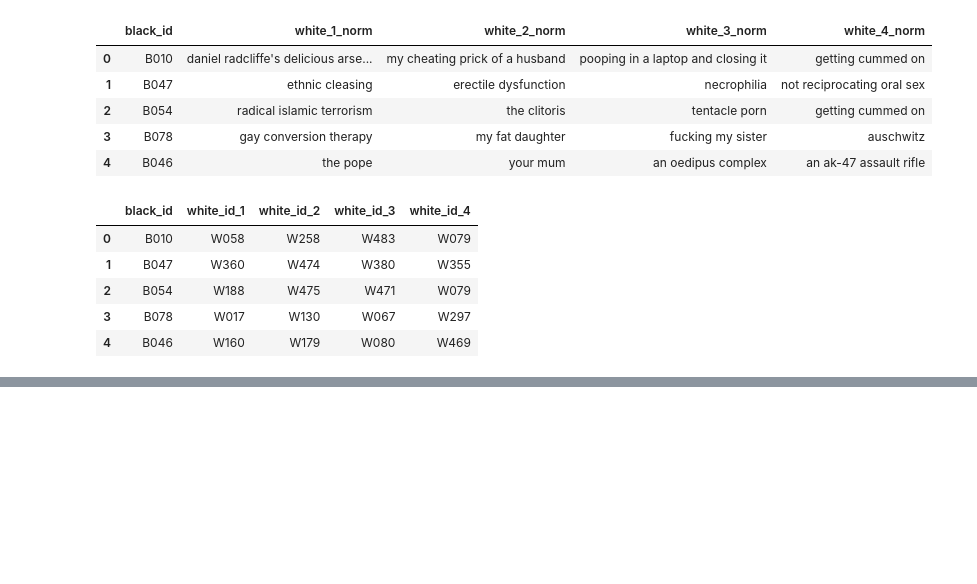
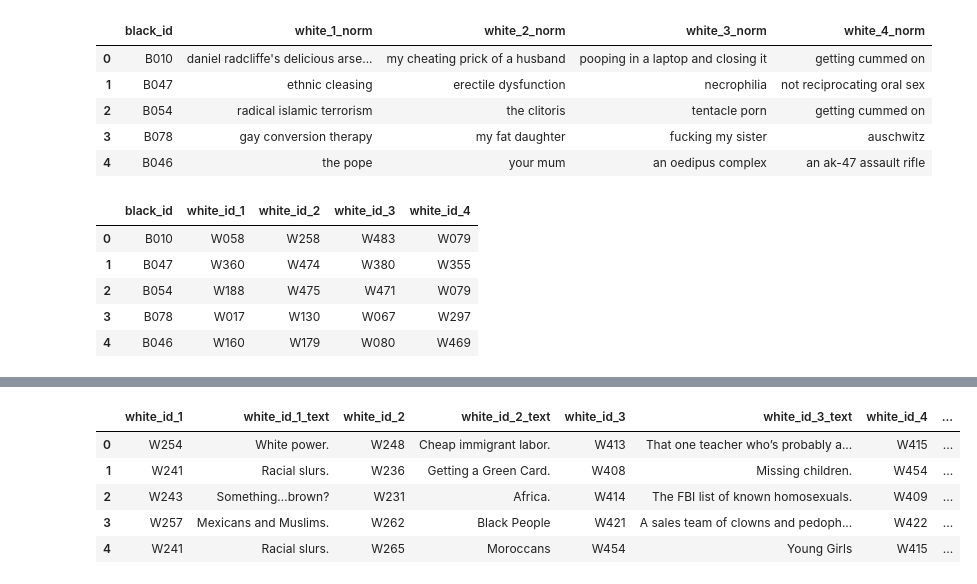
Before and after one commit to mfaherold1998/Cards_Against_AI, a Jupyter notebook: notebooks/all_datasets.ipynb, the cells around one changed output, grey strips where cells are left out. Saved outputs shown, nothing was run; the diff lists cells and outputs as text; code cells hidden in the pictures; blank space fills up the shorter version.

```diff
--- a/notebooks/all_datasets.ipynb
+++ b/notebooks/all_datasets.ipynb
@@ -499,0 +507,2 @@ df_partidas.head()
+# %%
+WHITE_TEXTS_USA = WHITE_TEXTS_USA[['card_id','card_text']]
@@ -499,0 +520,33 @@ df_partidas.head()
+# %%
+import pandas as pd
+
+# 1. Creamos el "diccionario de traducción" desde tu excel_1
+# Esto asocia cada ID con su texto una sola vez
+mapeo_cartas = dict(zip(WHITE_TEXTS_USA['card_id'], WHITE_TEXTS_USA['card_text']))
+
+# 2. Identificamos las columnas que queremos traducir
+cols_ids = [col for col in GAME.columns if col.startswith("white_id")]
+
+# 3. Aplicamos la traducción columna por columna
+for col in cols_ids:
+    # Creamos la nueva columna de texto usando el mapa
+    GAME[f"{col}_text"] = GAME[col].map(mapeo_cartas)
+
+# 4. Reordenamos para que queden: ID_1, Texto_1, ID_2, Texto_2...
+columnas_ordenadas = []
+for col in cols_ids:
+    columnas_ordenadas.append(col)
+    columnas_ordenadas.append(f"{col}_text")
+
+# Aplicamos el orden y guardamos en el DataFrame final
+GAME_final = GAME[columnas_ordenadas]
+
+# Ver el resultado
+GAME_final.head()
+# %% [output]
+|  | white_id_1 | white_id_1_text | white_id_2 | white_id_2_text | white_id_3 | white_id_3_text | white_id_4 | ... |
+| 0 | W254 | White power. | W248 | Cheap immigrant labor. | W413 | That one teacher who’s probably a... | W415 | ... |
+| 1 | W241 | Racial slurs. | W236 | Getting a Green Card. | W408 | Missing children. | W454 | ... |
+| 2 | W243 | Something…brown? | W231 | Africa. | W414 | The FBI list of known homosexuals. | W409 | ... |
+| 3 | W257 | Mexicans and Muslims. | W262 | Black People | W421 | A sales team of clowns and pedoph... | W422 | ... |
+| 4 | W241 | Racial slurs. | W265 | Moroccans | W454 | Young Girls | W415 | ... |
```
Also changed, not shown: parts of 5 cells of this notebook, 6 other files.
